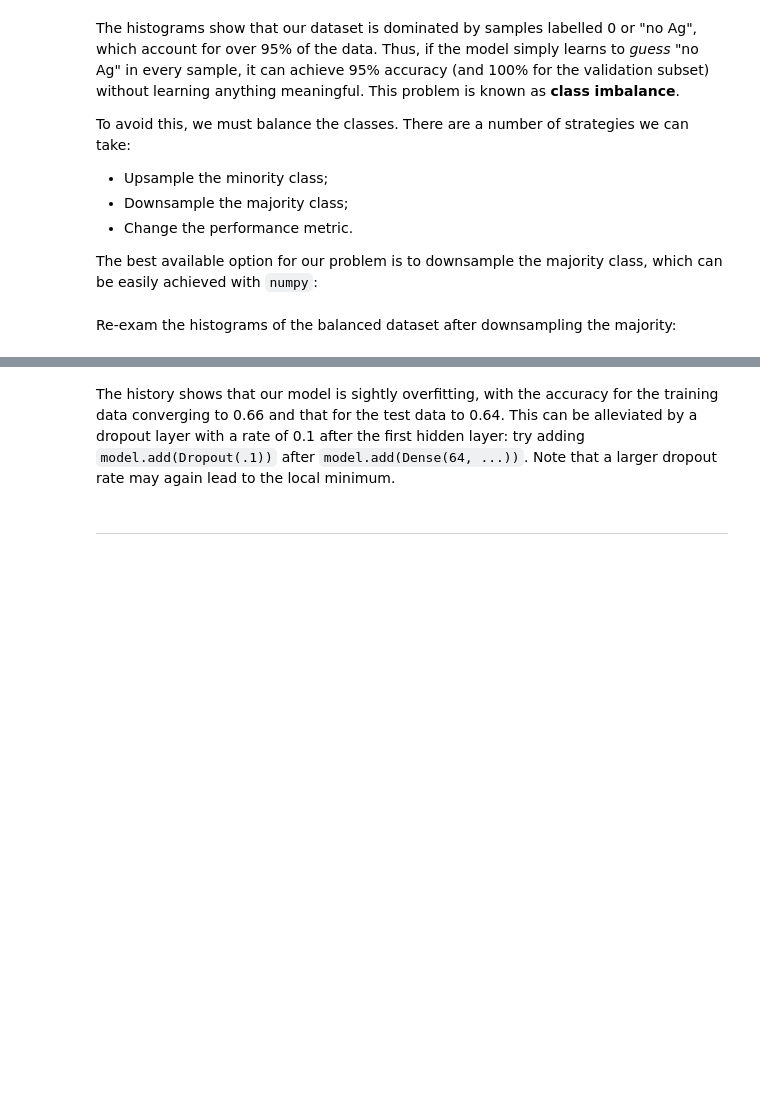
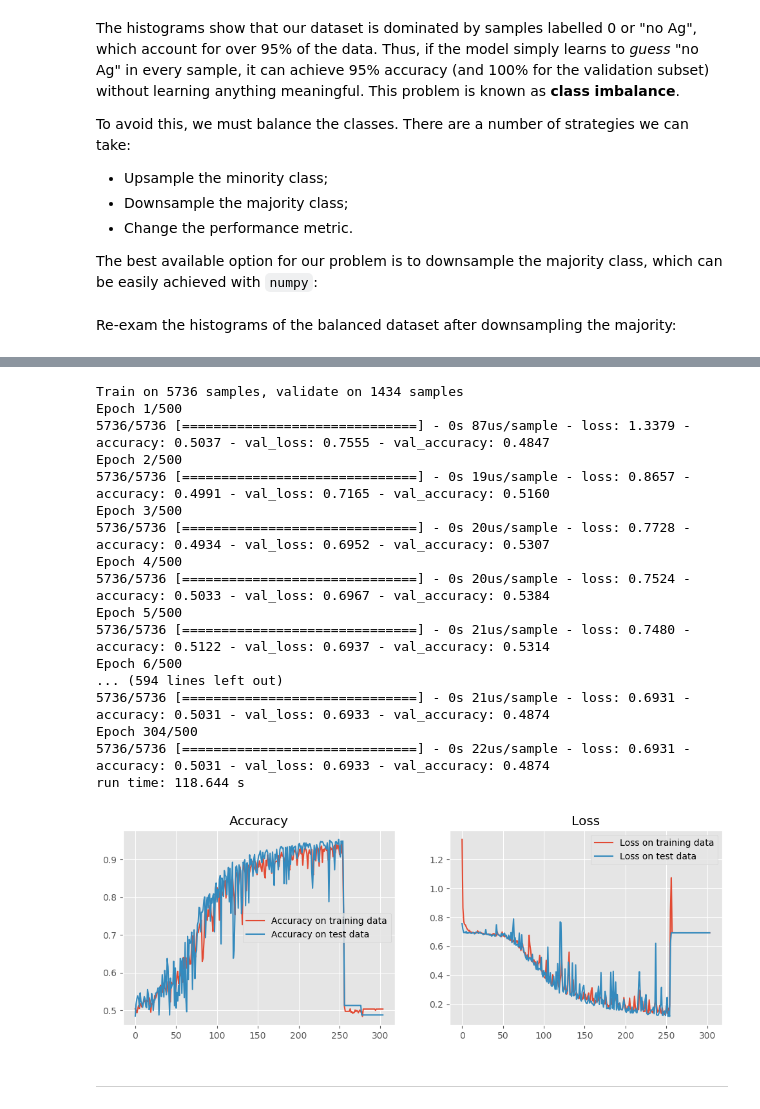
Before and after one commit to stfc-sciml/sciml-workshop, a Jupyter notebook: course_2.0/03_DNN_practical.ipynb, the cells around one changed output, grey strips where cells are left out. Cells and saved outputs as stored; diff of their text form; code cells hidden in the pictures; blank space fills up the shorter version.

```diff
--- a/course_2.0/03_DNN_practical.ipynb
+++ b/course_2.0/03_DNN_practical.ipynb
@@ -132,13 +147,13 @@ The output data for our network will be a binary-valued one-hot vector: 0 for no
 # %%
 ###### input ######
 # convert the 'Spectra' column to numpy
-train_x = np.array(df['Spectra'].to_list())
+train_x = np.array(df['Spectra'].to_list())[:50000]
 # only take the first half for training
-train_x = train_x[:, 0:150]
+train_x = train_x[:, 0:1000]
 
 ###### output ######
 # one-hot encoding: whether Ag is in 'Elements'
-train_y = np.array(['Ag' in elements for elements in df['Elements']]).astype(int)
+train_y = np.array(['Ag' in elements for elements in df['Elements']]).astype(int)[:50000]
 
 # print data shapes
 print("Shape of input: %s" % str(train_x.shape))
@@ -181,10 +203,15 @@ model.compile(loss='binary_crossentropy', optimizer='adam', metrics=['accuracy']
 </details>
 # %%
 # define the model
+# re-define the model
 model = Sequential()
-model.add(Dense(64, input_dim=150, activation='relu'))
+model.add(Dense(64, input_dim=1000, activation='relu'))
+model.add(BatchNormalization())
+model.add(Dense(32, activation='relu'))
+model.add(Dense(16, activation='relu'))
 model.add(Dense(8, activation='relu'))
 model.add(Dense(1, activation='sigmoid'))
+ad = Adam(learning_rate=5e-5, beta_1=0.9, beta_2=0.999, amsgrad=False)
 
 # print model summary
 model.summary()
@@ -212,5 +260,5 @@ training_history = model.fit(train_x, train_y, epochs=20, batch_size=64,
 </details>
 # %%
 # train the model
-training_history = model.fit(train_x, train_y, epochs=20, batch_size=64,
+training_history = model.fit(train_x, train_y, epochs=10, batch_size=64,
                              validation_split=0.2)
@@ -446,21 +595,51 @@ plot_history(training_history_balanced)
 # %%
-######## define the initializers ########
-# use a normal distribution with a non-zero mean for the weights
-init_weights = keras.initializers.RandomNormal(mean=0.1, stddev=0.05)
-# use a non-zero constant for the biases
-init_biases = keras.initializers.Ones()
+# set a random seed
+tf.random.set_seed(0)
 
-# re-define the model with the initializers
+
+# re-define the model
 model = Sequential()
-model.add(Dense(64, input_dim=150, activation='relu',
-                kernel_initializer=init_weights, bias_initializer=init_biases))
-model.add(Dense(8, activation='relu',
-                kernel_initializer=init_weights, bias_initializer=init_biases))
+model.add(Dense(64, input_dim=1000, activation='relu'))
+model.add(Dropout(0.05))
+model.add(Dense(32, activation='relu'))
+model.add(Dense(16, activation='relu'))
+model.add(Dense(8, activation='relu'))
 model.add(Dense(1, activation='sigmoid'))
+ad = Adam(learning_rate=5e-5, beta_1=0.9, beta_2=0.999, amsgrad=False)
 
 # re-compile the model
 model.compile(loss='binary_crossentropy', optimizer='adam', metrics=['accuracy'])
 
+# define the callback
+callback = tf.keras.callbacks.EarlyStopping(monitor='loss', patience=50, restore_best_weights=True)
+
+# re-train the model
+tic = time.clock()
 # re-train the model
 training_history_balanced = model.fit(train_x_balanced, train_y_balanced,
-                                      epochs=500, batch_size=64, validation_split=0.2)
+                                      epochs=500, batch_size=256, validation_split=0.2,
+                                      callbacks=[callback])
+print('run time: {:5.3f} s'.format(time.clock() - tic))
+
+
+# plot training history
+plot_history(training_history_balanced)
+# %% [output]
+Train on 5736 samples, validate on 1434 samples
+Epoch 1/500
+5736/5736 [==============================] - 0s 87us/sample - loss: 1.3379 - accuracy: 0.5037 - val_loss: 0.7555 - val_accuracy: 0.4847
+Epoch 2/500
+5736/5736 [==============================] - 0s 19us/sample - loss: 0.8657 - accuracy: 0.4991 - val_loss: 0.7165 - val_accuracy: 0.5160
+Epoch 3/500
+5736/5736 [==============================] - 0s 20us/sample - loss: 0.7728 - accuracy: 0.4934 - val_loss: 0.6952 - val_accuracy: 0.5307
+Epoch 4/500
+5736/5736 [==============================] - 0s 20us/sample - loss: 0.7524 - accuracy: 0.5033 - val_loss: 0.6967 - val_accuracy: 0.5384
+Epoch 5/500
+5736/5736 [==============================] - 0s 21us/sample - loss: 0.7480 - accuracy: 0.5122 - val_loss: 0.6937 - val_accuracy: 0.5314
+Epoch 6/500
+... (594 lines left out)
+5736/5736 [==============================] - 0s 21us/sample - loss: 0.6931 - accuracy: 0.5031 - val_loss: 0.6933 - val_accuracy: 0.4874
+Epoch 304/500
+5736/5736 [==============================] - 0s 22us/sample - loss: 0.6931 - accuracy: 0.5031 - val_loss: 0.6933 - val_accuracy: 0.4874
+run time: 118.644 s
+[figure, added]
@@ -470,5 +646,3 @@ plot_history(training_history_balanced)
-# %% [markdown]
-The history shows that our model is sightly overfitting, with the accuracy for the training data converging to 0.66 and that for the test data to 0.64. This can be alleviated by a dropout layer with a rate of 0.1 after the first hidden layer: try adding `model.add(Dropout(.1))` after `model.add(Dense(64, ...))`. Note that a larger dropout rate may again lead to the local minimum.
 # %% [markdown]
 ---
 # %% [markdown]
```
Also changed, not shown: parts of 26 cells of this notebook, 10 other files.
